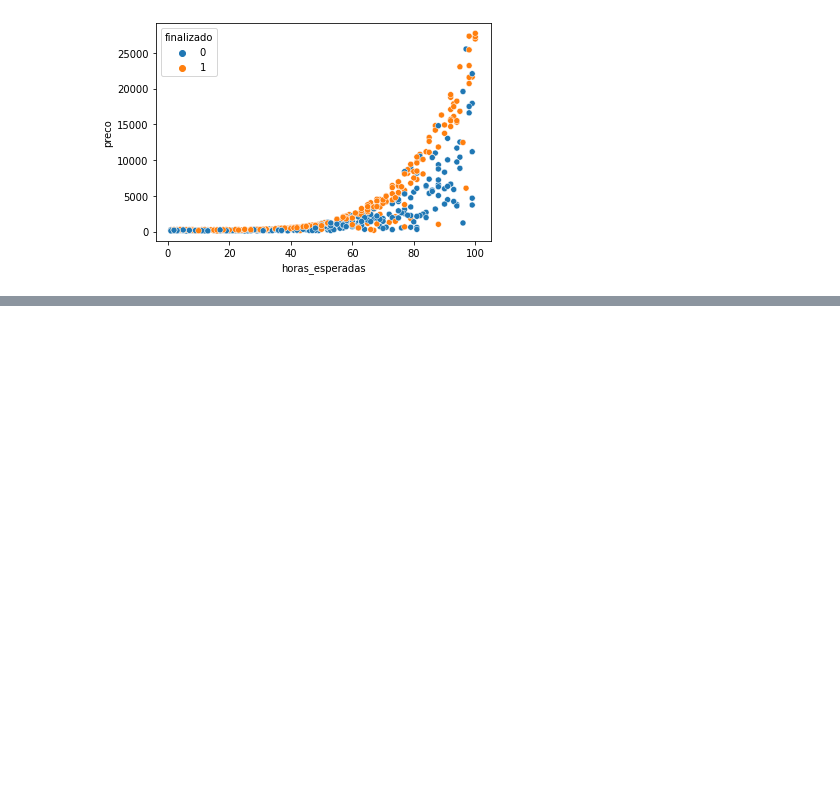
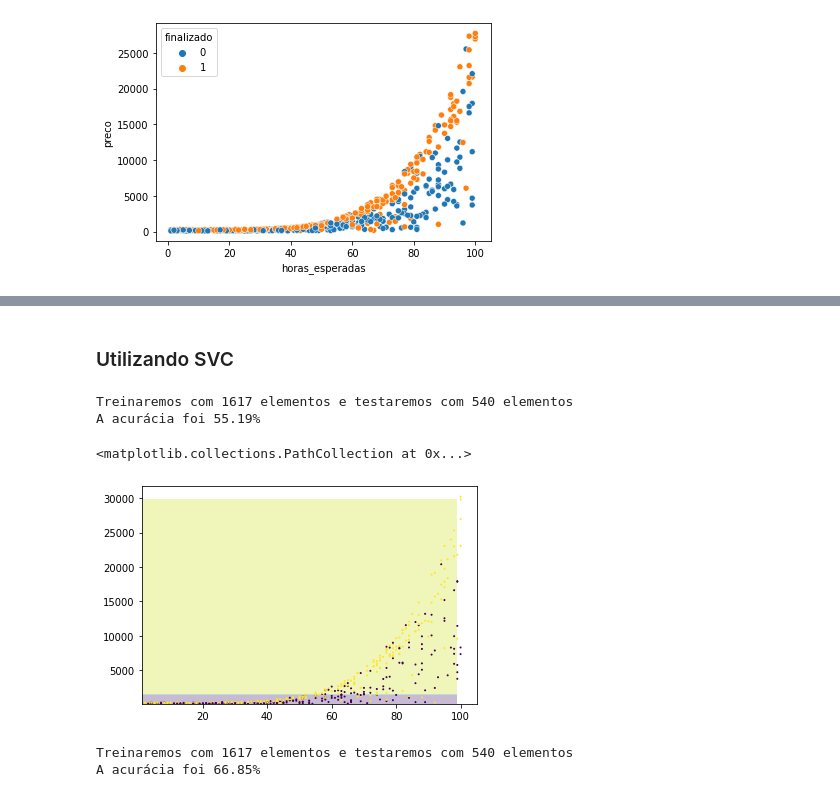
Before and after one commit to Facco-Bruno/Alura-ML, a Jupyter notebook: ML_com_classificacao_parte_3.ipynb, the cells around one changed output, grey strips where cells are left out. Saved outputs shown, nothing was run; the diff lists cells and outputs as text; code cells hidden in the pictures; blank space fills up the shorter version.

```diff
--- a/ML_com_classificacao_parte_3.ipynb
+++ b/ML_com_classificacao_parte_3.ipynb
@@ -122,0 +124,73 @@ plt.scatter(teste_x.horas_esperadas, teste_x.preco, c=teste_y, s=1)
+# %% [markdown]
+### Utilizando SVC
+# %%
+from sklearn.model_selection import train_test_split
+from sklearn.svm import SVC
+from sklearn.metrics import accuracy_score
+
+SEED = 5
+np.random.seed(SEED)
+treino_x, teste_x, treino_y, teste_y = train_test_split(x, y, test_size = 0.25,
+                                                         stratify = y)
+print("Treinaremos com %d elementos e testaremos com %d elementos" % (len(treino_x), len(teste_x)))
+
+modelo = SVC()
+modelo.fit(treino_x, treino_y)
+previsoes = modelo.predict(teste_x)
+
+acuracia = accuracy_score(teste_y, previsoes) * 100
+print("A acurácia foi %.2f%%" % acuracia)
+# %% [output]
+Treinaremos com 1617 elementos e testaremos com 540 elementos
+A acurácia foi 55.19%
+# %%
+x_min = teste_x.horas_esperadas.min()
+x_max = teste_x.horas_esperadas.max()
+y_min = teste_x.preco.min()
+y_max = teste_x.preco.max()
+
+pixels = 100
+eixo_x = np.arange(x_min, x_max, (x_max - x_min) / pixels)
+eixo_y = np.arange(y_min, y_max, (y_max - y_min) / pixels)
+
+xx, yy = np.meshgrid(eixo_x, eixo_y)
+pontos = np.c_[xx.ravel(), yy.ravel()]
+
+Z = modelo.predict(pontos)
+Z = Z.reshape(xx.shape)
+
+import matplotlib.pyplot as plt
+
+plt.contourf(xx, yy, Z, alpha=0.3)
+plt.scatter(teste_x.horas_esperadas, teste_x.preco, c=teste_y, s=1)
+
+# DECISION BOUNDARY
+# %% [output]
+<matplotlib.collections.PathCollection at 0x...>
+[figure, added]
+# %%
+from sklearn.preprocessing import StandardScaler
+from sklearn.model_selection import train_test_split
+from sklearn.svm import SVC
+from sklearn.metrics import accuracy_score
+
+SEED = 5
+np.random.seed(SEED)
+raw_treino_x, raw_teste_x, treino_y, teste_y = train_test_split(x, y, test_size = 0.25,
+                                                         stratify = y)
+print("Treinaremos com %d elementos e testaremos com %d elementos" % (len(treino_x), len(teste_x)))
+
+scaler = StandardScaler()
+scaler.fit(raw_treino_x)
+treino_x = scaler.transform(raw_treino_x)
+teste_x = scaler.transform(raw_teste_x)
+
+modelo = SVC()
+modelo.fit(treino_x, treino_y)
+previsoes = modelo.predict(teste_x)
+
+acuracia = accuracy_score(teste_y, previsoes) * 100
+print("A acurácia foi %.2f%%" % acuracia)
+# %% [output]
+Treinaremos com 1617 elementos e testaremos com 540 elementos
+A acurácia foi 66.85%
```
Also changed, not shown: parts of 5 cells of this notebook.
